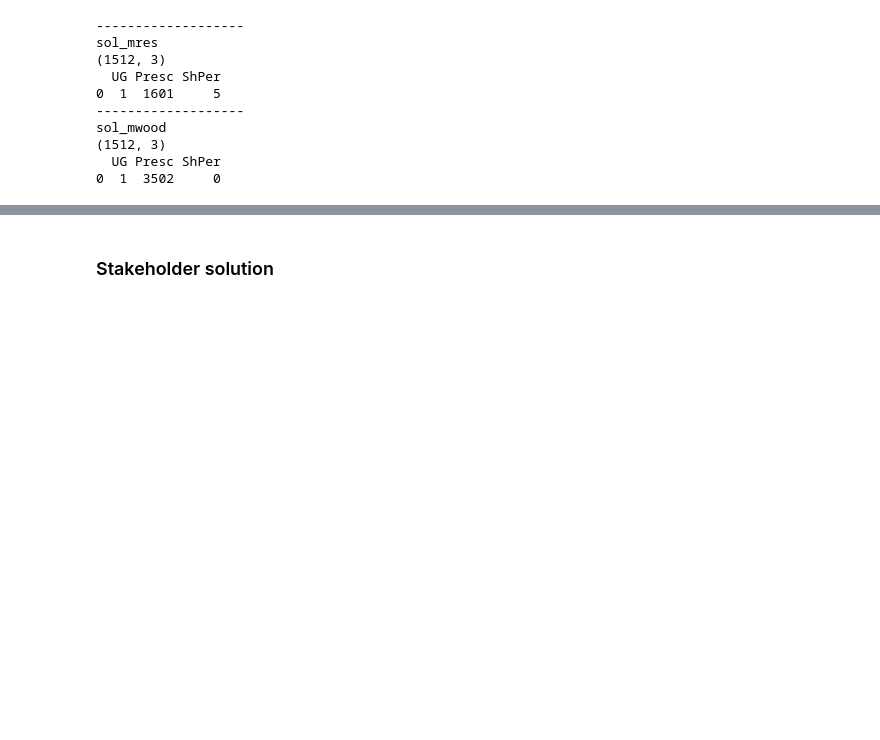
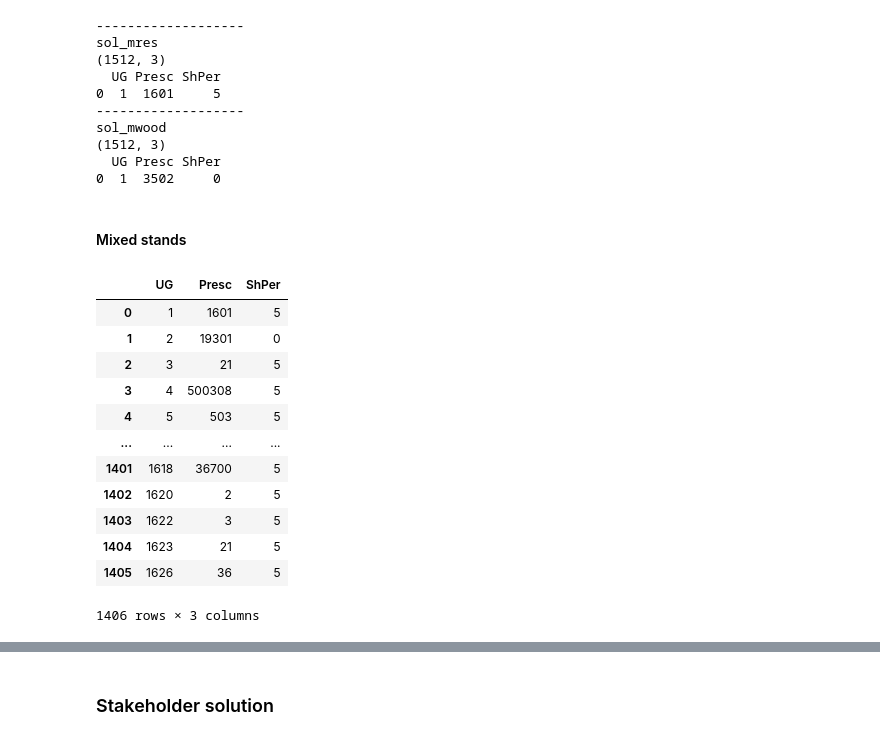
Before and after one commit to johannaasks/Masterthesis, a Jupyter notebook: Data_Preprocessing_HarvestingSchedule.ipynb, the cells around one changed output, grey strips where cells are left out. Drawn from its saved outputs; the diff is of its cells as text; code cells hidden in the pictures; blank space fills up the shorter version.

```diff
--- a/Data_Preprocessing_HarvestingSchedule.ipynb
+++ b/Data_Preprocessing_HarvestingSchedule.ipynb
@@ -555,3 +572,23 @@ sol_mwood
 (1512, 3)
   UG Presc ShPer
 0  1  3502     0
+# %% [markdown]
+#### Mixed stands
+# %%
+# number of stands in the solutions
+mres_stands = sol_mres.drop_duplicates(subset='UG').reset_index(drop=True)
+mres_stands
+# %% [output]
+|  | UG | Presc | ShPer |
+| 0 | 1 | 1601 | 5 |
+| 1 | 2 | 19301 | 0 |
+| 2 | 3 | 21 | 5 |
+| 3 | 4 | 500308 | 5 |
+| 4 | 5 | 503 | 5 |
+| ... | ... | ... | ... |
+| 1401 | 1618 | 36700 | 5 |
+| 1402 | 1620 | 2 | 5 |
+| 1403 | 1622 | 3 | 5 |
+| 1404 | 1623 | 21 | 5 |
+| 1405 | 1626 | 36 | 5 |
+1406 rows × 3 columns
```
Also changed, not shown: parts of 35 cells of this notebook, 15 other files.
